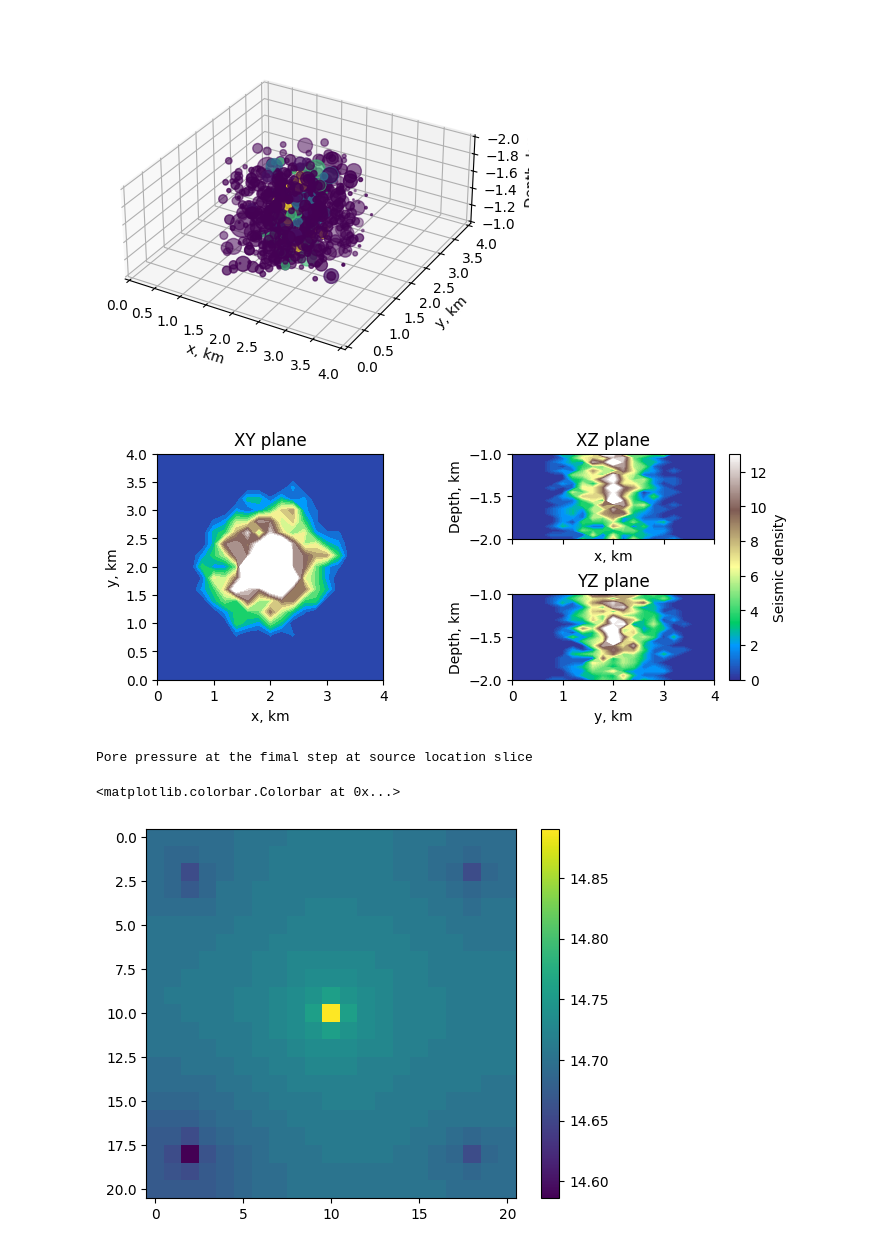
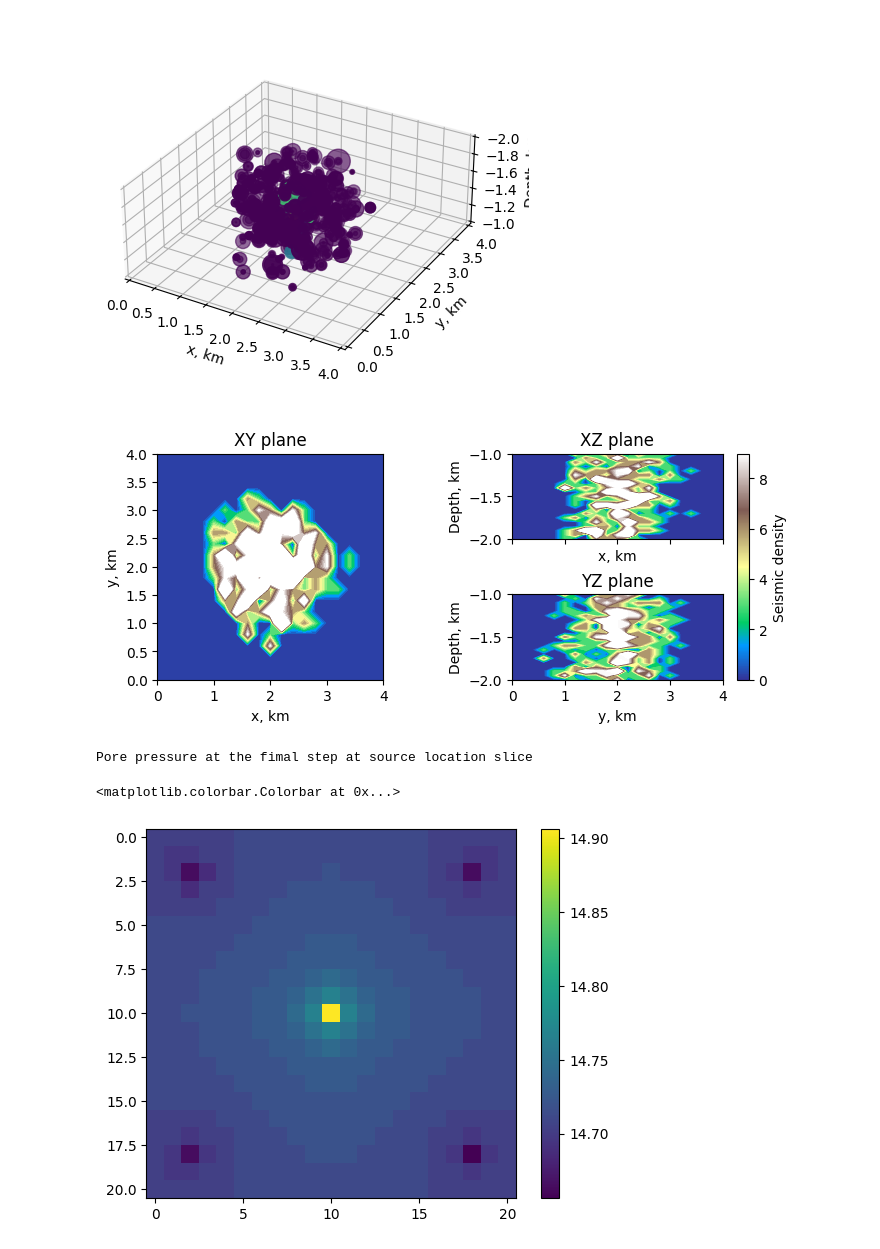
Before and after one commit to mexalon/mm_modeling, a Jupyter notebook: perms_to_events.ipynb, the cells around one changed output. Drawn from its saved outputs; the diff is of its cells as text; code cells hidden in the pictures.

```diff
--- a/perms_to_events.ipynb
+++ b/perms_to_events.ipynb
@@ -37,21 +37,26 @@ eq = Diffusion_with_Source_and_Gravity(np.ones(params.shape), params)
 # %%
-perms_path = 'downscaled_models_04_16_2024__17_47_01.h5'
+filename = 'downscaled_models_04_16_2024__17_47_01.h5'
 
-with h5py.File(perms_path, 'r') as f:
+with h5py.File(filename, 'r') as f:
     mshape = f['perm'].shape
     nmodels = mshape[0]
 
-# idx_list = range(nmodels)
-idx_list = range(10)
-for ii in tqdm(idx_list):
+idx_list = range(6339, nmodels)
+# idx_list = [4340,4350]
+
+pbar = tqdm(idx_list)
+
+for ii in pbar:
 
     '''reading data'''
+    pbar.set_postfix({'reading data: ': ii})
 
-    with h5py.File(perms_path, 'r') as f:
+    with h5py.File(filename, 'r') as f:
         perm = f['perm'][ii]
         dens = f['dens'][ii]
 
     '''fluid dyn modeling'''
+    pbar.set_postfix({'fluid dyn modeling': ii})
 
     eq.xi_field = eq.update_xi_field(perm) # updating permeability field
 
@@ -65,7 +70,7 @@ for ii in tqdm(idx_list):
     pore_press = np.stack(storage.data, axis=0) # 4d np array
 
     '''seismic modeling'''
-
+    pbar.set_postfix({'seismic modeling': ii})
     seeds = Micro_Seismic_Seeds(params) # creating microseismic seeds obj
     tan_phi, C, norms = seeds.tan_phi_rvs, seeds.C_rvs, seeds.norms_rvs
 
@@ -86,32 +91,33 @@ for ii in tqdm(idx_list):
     tot_events = np.sum(events)
 
     '''saving'''
-
+    pbar.set_postfix({'saving data': ii})
     ev_len_with_pad = int(1.1 * params.target_events_num) # 10% padding for data shape consistency
     padded_events = pad_events(events_list, ev_len_with_pad) # fills extra lines with -1
 
-    add_data_to_h5dataset(perms_path, ii, padded_events, 'events')
-    add_data_to_h5dataset(perms_path, ii, pore_press[-1], 'pore')
-    add_data_to_h5dataset(perms_path, ii, np.cumsum(events_dens, axis=0)[-1], 'ev_dens') # cumulative seismic density al the last step
+    add_data_to_h5dataset(filename, ii, padded_events, 'events')
+    add_data_to_h5dataset(filename, ii, pore_press[-1], 'pore')
+    add_data_to_h5dataset(filename, ii, np.cumsum(events_dens, axis=0)[-1], 'ev_dens') # cumulative seismic density al the last step
 
 # at last writing params to file just for the case
-fname_for_params = f'params_{perms_path.split('.')[0]}.yaml'
+fname_for_params = f'params_{filename.split('.')[0]}.yaml'
 params.dump(fname_for_params)
 # %%
-# How to read data
-jj = 1
+filename = 'downscaled_models_04_16_2024__17_47_01.h5'
+# filename = 'test.h5'
+jj = 6338 # last = 6338
 
-with h5py.File(perms_path, 'a') as f:
+with h5py.File(filename, 'a') as f:
     ev = f['events'][jj]
     pp = f['perm'][jj]
     pore = f['pore'][jj]
     ev_d = f['ev_dens'][jj]
 
 spec_params = BaseConfig()
-spec_params.load(fname_for_params) # loading params
+spec_params.load() # loading params
 
 print('Permeability map')
-plot_perm(perm, loc=(10, 10, 10), params=spec_params)
+plot_perm(pp, loc=(10, 10, 10), params=spec_params)
 
 print('Pore pressure at the fimal step')
 plot_press(pore, loc=(10, 10, 10), params=spec_params)
@@ -134,7 +140,7 @@ Pore pressure at the fimal step
 Events
 Seismic density at the fimal step
-[figure, old version]
+[figure, new version]
-[figure, old version]
+[figure, new version]
 Pore pressure at the fimal step at source location slice
 <matplotlib.colorbar.Colorbar at 0x...>
-[figure, old version]
+[figure, new version]
```
Also changed, not shown: parts of 6 cells of this notebook, 4 other files.
